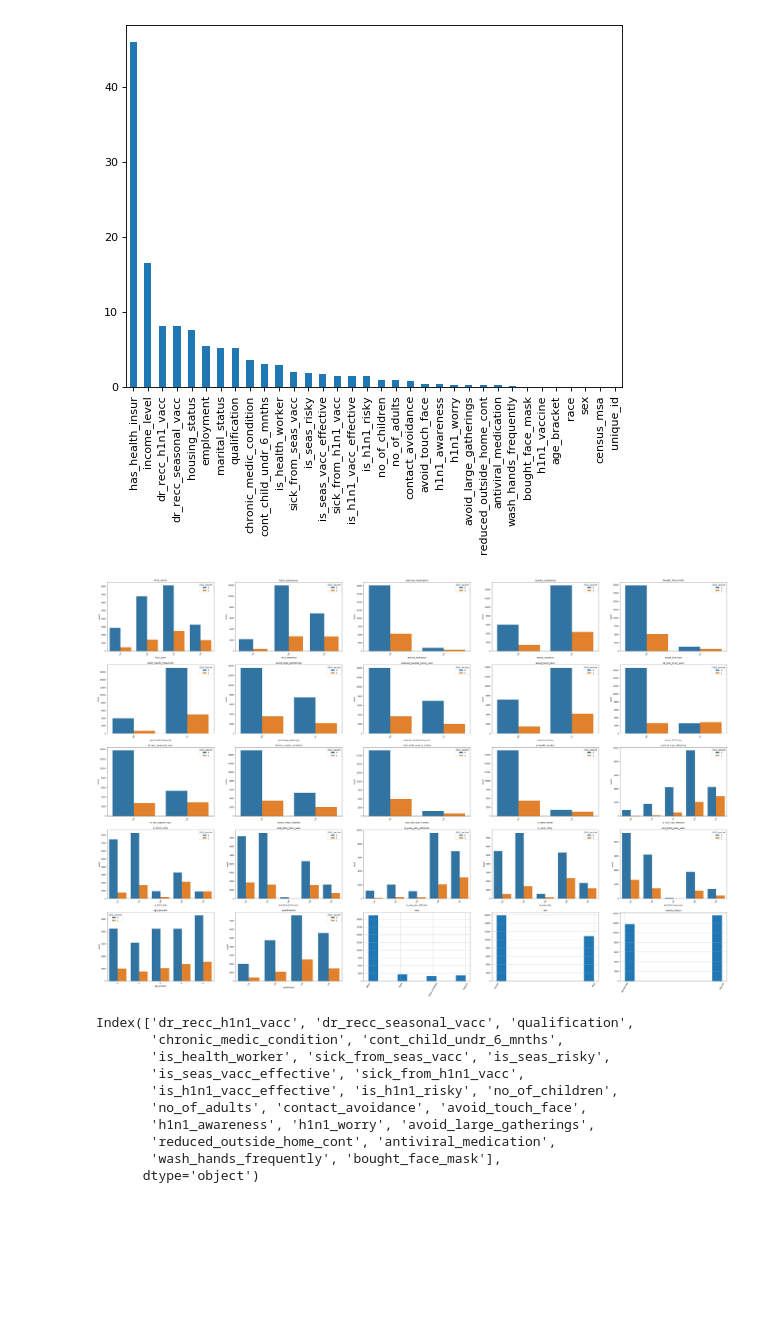
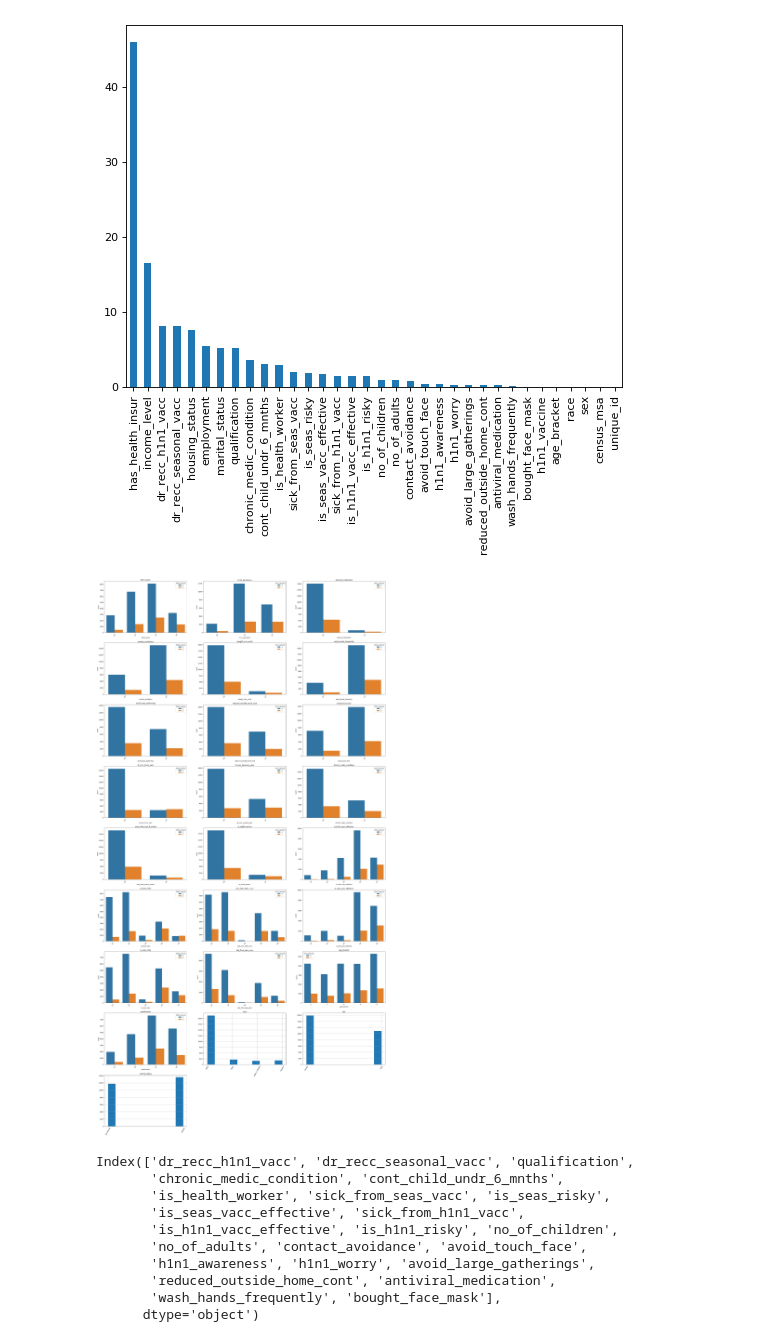
Before and after one commit to fendir1/sample_work, a Jupyter notebook: data_analysis.ipynb, the cells around one changed output. Cells and saved outputs as stored; diff of their text form; code cells hidden in the pictures; blank space fills up the shorter version.

```diff
--- a/data_analysis.ipynb
+++ b/data_analysis.ipynb
@@ -8,7 +8,7 @@ import warnings
 from matplotlib.pyplot import figure
 warnings.filterwarnings('ignore')
 # %%
-data = pd.read_csv('h1n1 data/h1n1_vaccine_prediction.csv')
+data = pd.read_csv('data/fluprediction.csv')
 data.info()
 # %% [output]
 <class 'pandas.core.frame.DataFrame'>
@@ -110,9 +114,9 @@ def analysis(df,graph_per_row,max_graphs):
         plt.xticks(rotation=60)
     plt.show()
 # %%
-analysis(data1,5,25)
+analysis(data1,3,25)
 # %% [output]
-[figure, old version]
+[figure, new version]
 # %%
 num_na = data1[data1.select_dtypes(exclude='object').columns].isna().sum().sort_values(ascending=False)
 num_na = num_na[num_na!=0].index
```
Also changed, not shown: parts of 10 cells of this notebook, 1 other file.
